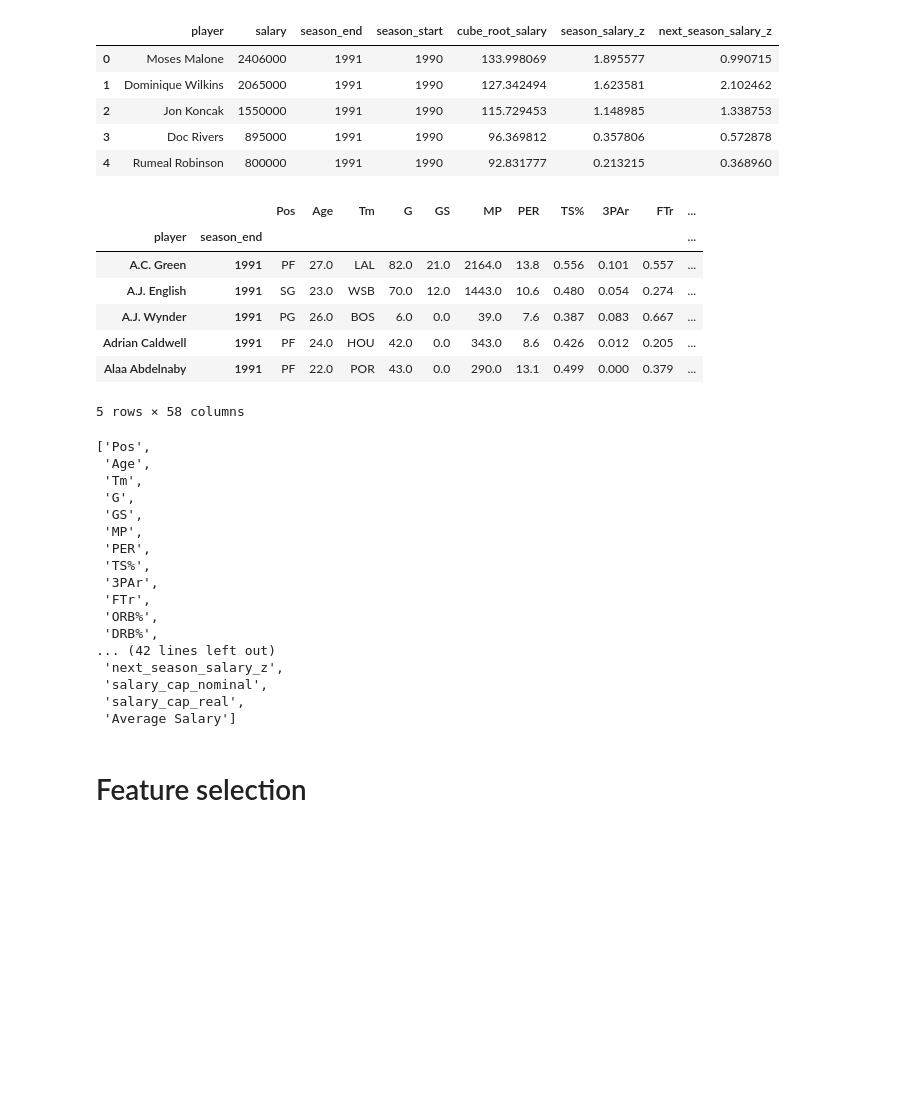
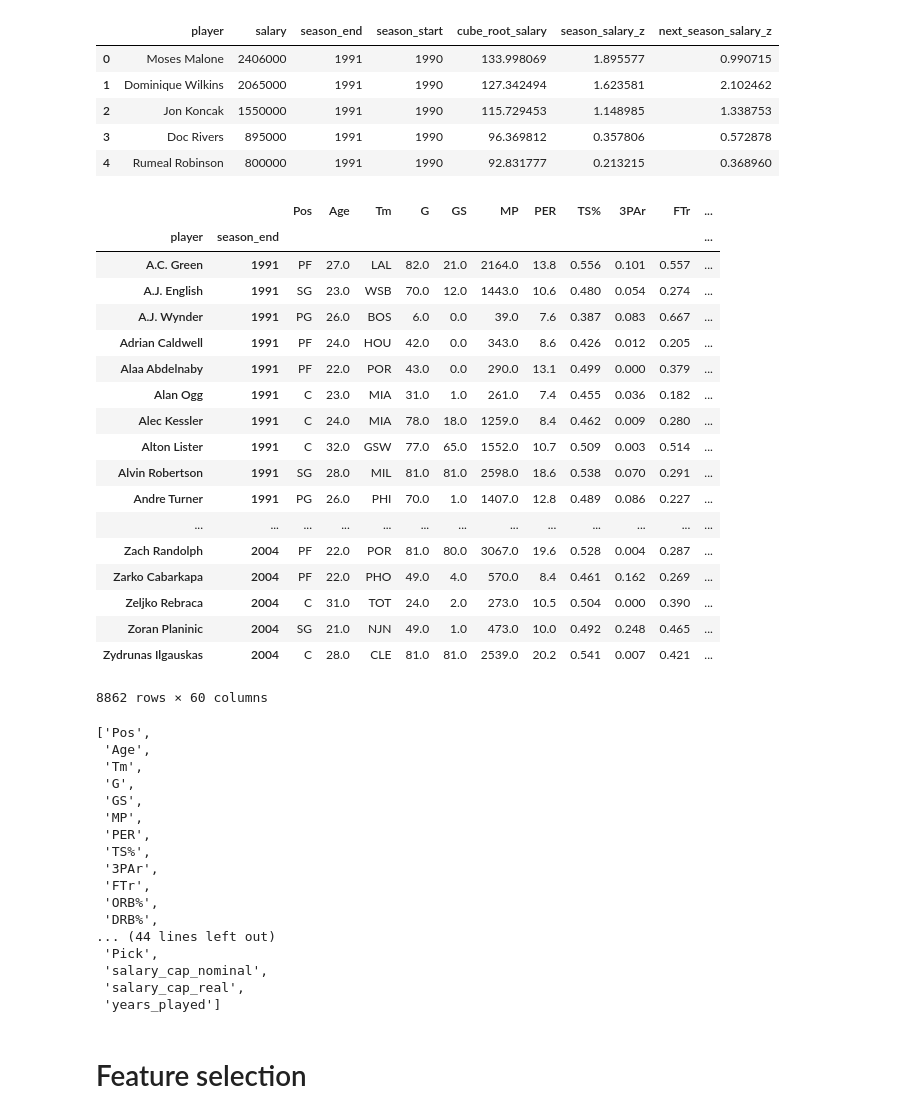
Before and after one commit to dcleung/CIS520-Project, a Jupyter notebook: Notebooks/NBA_Salaries.ipynb, the cells around one changed output. Drawn from its saved outputs; the diff is of its cells as text; code cells hidden in the pictures; blank space fills up the shorter version.

Commit message:
Add Draft info and years played

```diff
--- a/Notebooks/NBA_Salaries.ipynb
+++ b/Notebooks/NBA_Salaries.ipynb
@@ -11,6 +11,12 @@ player_data_df = pd.read_csv("../Data/player_data.csv")
 players_df = pd.read_csv("../Data/Players.csv")
 seasons_stats_df = pd.read_csv("../Data/Seasons_Stats.csv")
 salary_cap_df = pd.read_csv("../Data/salary_cap.csv")
+draft_pos_df = pd.read_excel("../Data/NBA_Drafts.xlsx")
+
+# For only 2017-2018 players
+twitter_df = pd.read_csv("../Data/social-power-nba/nba_2017_twitter_players.csv")
+pie_df = pd.read_csv("../Data/social-power-nba/nba_2017_pie.csv")
+extra_df = pd.read_csv("../Data/social-power-nba/nba_2017_players_stats_combined.csv")
 # %%
 # Glimpse of our data
 salaries_df.head()
@@ -79,0 +75,3 @@ salary_cap_df
+# %%
+draft_pos_df = draft_pos_df[['Round', 'Pick', 'Player']]
+draft_pos_df.head()
@@ -228,18 +240,43 @@ features_salaries_df.head()
 # %%
 features_df = features_seasons_stats_df.merge(features_body_stats_df, how='inner', on='Player')
 features_df = features_df.merge(features_salaries_df, how='inner', left_on=['Player', 'Year'], right_on=['player', 'season_end'])
+
+features_df = features_df.merge(draft_pos_df, how='left', left_on=['player'], right_on=['Player'])
+
 features_df = features_df.merge(salary_cap_df, how='inner', left_on=['Year'], right_on=['Season'])
-features_df = features_df.drop(['Year', 'Player'], 'columns').set_index(['player', 'season_end'])
-features_df.head()
+
+# Get how long they've played so far
+year_start_df = player_data_df[['name', 'year_start']]
+features_df = features_df.merge(year_start_df, how='left', left_on=['player'], right_on=['name']) # USING INNER HERE MAKES R^2 LOWER????
+features_df['years_played'] = features_df['season_end'] - features_df['year_start']
+
+# Pretty much a late 2nd round pick???
+features_df['Round'].fillna(2, inplace=True)
+features_df['Pick'].fillna(61, inplace=True)
+
+# features_df = features_df.drop(['Year', 'Player'], 'columns').set_index(['player', 'season_end'])
+features_df = features_df.drop(['Year', 'Player_x', 'Player_y', 'name', 'year_start'], 'columns').set_index(['player', 'season_end'])
+features_df
 # %% [output]
 |  |  | Pos | Age | Tm | G | GS | MP | PER | TS% | 3PAr | FTr | ... |
 | player | season_end |  |  |  |  |  |  |  |  |  |  | ... |
 | A.C. Green | 1991 | PF | 27.0 | LAL | 82.0 | 21.0 | 2164.0 | 13.8 | 0.556 | 0.101 | 0.557 | ... |
 | A.J. English | 1991 | SG | 23.0 | WSB | 70.0 | 12.0 | 1443.0 | 10.6 | 0.480 | 0.054 | 0.274 | ... |
 | A.J. Wynder | 1991 | PG | 26.0 | BOS | 6.0 | 0.0 | 39.0 | 7.6 | 0.387 | 0.083 | 0.667 | ... |
 | Adrian Caldwell | 1991 | PF | 24.0 | HOU | 42.0 | 0.0 | 343.0 | 8.6 | 0.426 | 0.012 | 0.205 | ... |
 | Alaa Abdelnaby | 1991 | PF | 22.0 | POR | 43.0 | 0.0 | 290.0 | 13.1 | 0.499 | 0.000 | 0.379 | ... |
+| Alan Ogg | 1991 | C | 23.0 | MIA | 31.0 | 1.0 | 261.0 | 7.4 | 0.455 | 0.036 | 0.182 | ... |
+| Alec Kessler | 1991 | C | 24.0 | MIA | 78.0 | 18.0 | 1259.0 | 8.4 | 0.462 | 0.009 | 0.280 | ... |
+| Alton Lister | 1991 | C | 32.0 | GSW | 77.0 | 65.0 | 1552.0 | 10.7 | 0.509 | 0.003 | 0.514 | ... |
+| Alvin Robertson | 1991 | SG | 28.0 | MIL | 81.0 | 81.0 | 2598.0 | 18.6 | 0.538 | 0.070 | 0.291 | ... |
+| Andre Turner | 1991 | PG | 26.0 | PHI | 70.0 | 1.0 | 1407.0 | 12.8 | 0.489 | 0.086 | 0.227 | ... |
+| ... | ... | ... | ... | ... | ... | ... | ... | ... | ... | ... | ... | ... |
+| Zach Randolph | 2004 | PF | 22.0 | POR | 81.0 | 80.0 | 3067.0 | 19.6 | 0.528 | 0.004 | 0.287 | ... |
+| Zarko Cabarkapa | 2004 | PF | 22.0 | PHO | 49.0 | 4.0 | 570.0 | 8.4 | 0.461 | 0.162 | 0.269 | ... |
+| Zeljko Rebraca | 2004 | C | 31.0 | TOT | 24.0 | 2.0 | 273.0 | 10.5 | 0.504 | 0.000 | 0.390 | ... |
+| Zoran Planinic | 2004 | SG | 21.0 | NJN | 49.0 | 1.0 | 473.0 | 10.0 | 0.492 | 0.248 | 0.465 | ... |
+| Zydrunas Ilgauskas | 2004 | C | 28.0 | CLE | 81.0 | 81.0 | 2539.0 | 20.2 | 0.541 | 0.007 | 0.421 | ... |
-5 rows × 58 columns
+8862 rows × 60 columns
 # %%
 features_df.columns.tolist()
 # %% [output]
@@ -255,11 +292,11 @@ features_df.columns.tolist()
  'FTr',
  'ORB%',
  'DRB%',
-... (42 lines left out)
- 'next_season_salary_z',
+... (44 lines left out)
+ 'Pick',
  'salary_cap_nominal',
  'salary_cap_real',
- 'Average Salary']
+ 'years_played']
 # %% [markdown]
 # Feature selection
 # %%
```
Also changed, not shown: parts of 27 cells of this notebook.
